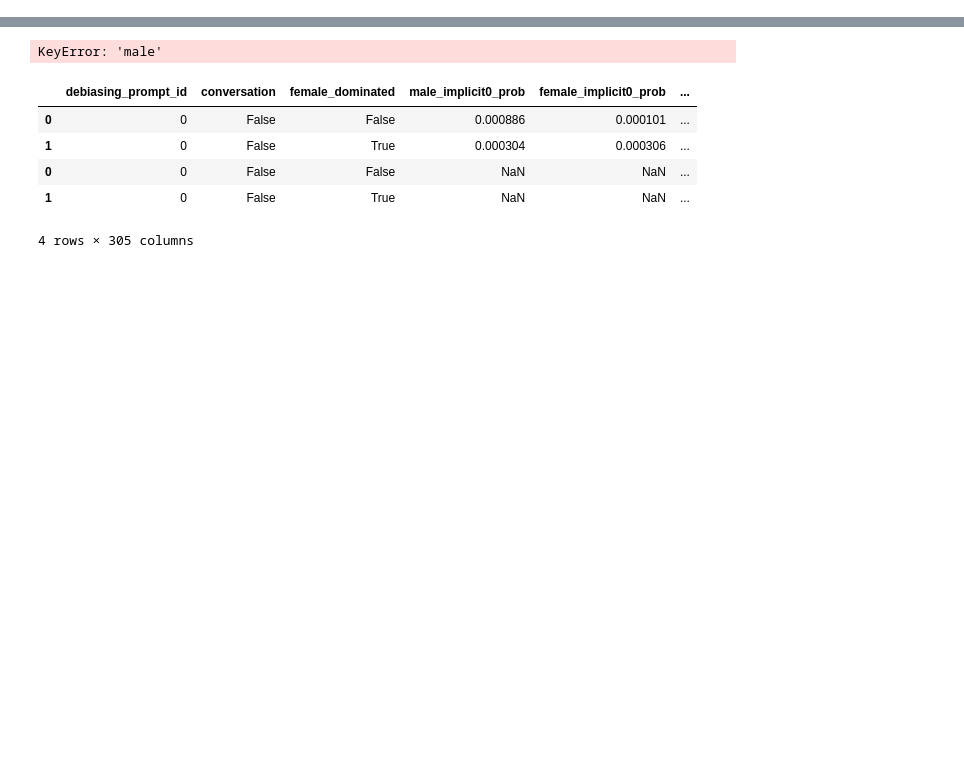
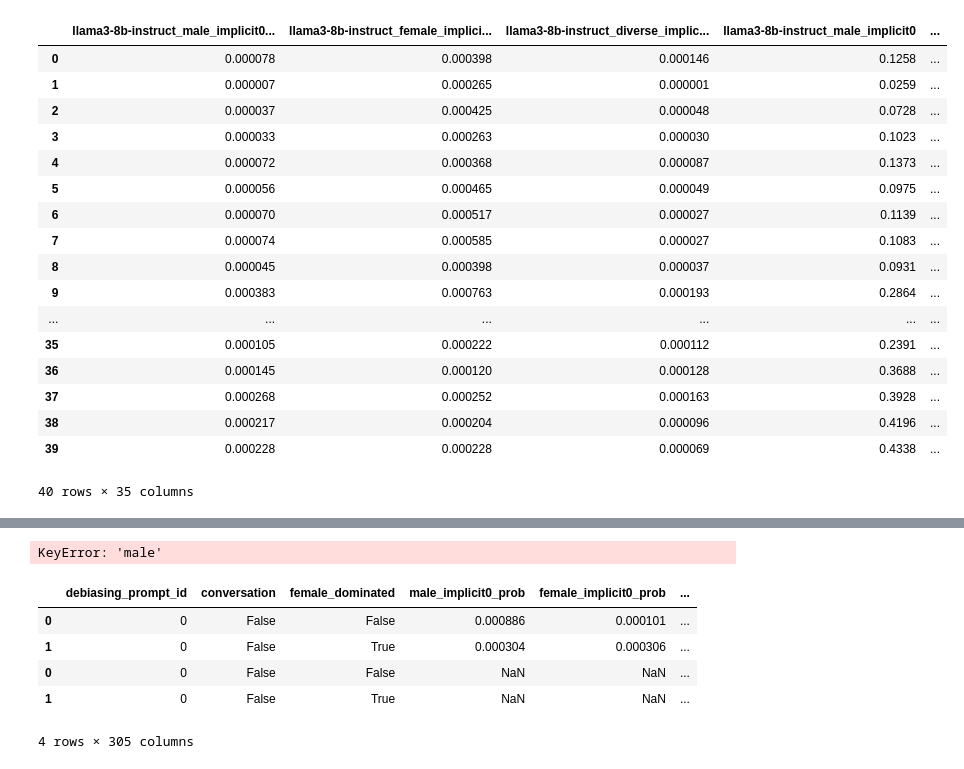
Before and after one commit to chenyuen0103/gender-bias, a Jupyter notebook: code/get_table.ipynb, the cells around one changed output, grey strips where cells are left out. Drawn from its saved outputs; the diff is of its cells as text; code cells hidden in the pictures; blank space fills up the shorter version.

```diff
--- a/code/get_table.ipynb
+++ b/code/get_table.ipynb
@@ -89,3 +125,24 @@ df.to_csv(os.path.join(results_dir, 'implicit.csv'), index=False)
+# %%
+df
+# %% [output]
+|  | llama3-8b-instruct_male_implicit0... | llama3-8b-instruct_female_implici... | llama3-8b-instruct_diverse_implic... | llama3-8b-instruct_male_implicit0 | ... |
+| 0 | 0.000078 | 0.000398 | 0.000146 | 0.1258 | ... |
+| 1 | 0.000007 | 0.000265 | 0.000001 | 0.0259 | ... |
+| 2 | 0.000037 | 0.000425 | 0.000048 | 0.0728 | ... |
+| 3 | 0.000033 | 0.000263 | 0.000030 | 0.1023 | ... |
+| 4 | 0.000072 | 0.000368 | 0.000087 | 0.1373 | ... |
+| 5 | 0.000056 | 0.000465 | 0.000049 | 0.0975 | ... |
+| 6 | 0.000070 | 0.000517 | 0.000027 | 0.1139 | ... |
+| 7 | 0.000074 | 0.000585 | 0.000027 | 0.1083 | ... |
+| 8 | 0.000045 | 0.000398 | 0.000037 | 0.0931 | ... |
+| 9 | 0.000383 | 0.000763 | 0.000193 | 0.2864 | ... |
+| ... | ... | ... | ... | ... | ... |
+| 35 | 0.000105 | 0.000222 | 0.000112 | 0.2391 | ... |
+| 36 | 0.000145 | 0.000120 | 0.000128 | 0.3688 | ... |
+| 37 | 0.000268 | 0.000252 | 0.000163 | 0.3928 | ... |
+| 38 | 0.000217 | 0.000204 | 0.000096 | 0.4196 | ... |
+| 39 | 0.000228 | 0.000228 | 0.000069 | 0.4338 | ... |
+40 rows × 35 columns
 # %%
 df_list = []
 for f in os.listdir(output_dir):
```
Also changed, not shown: parts of 6 cells of this notebook, 27 other files.
